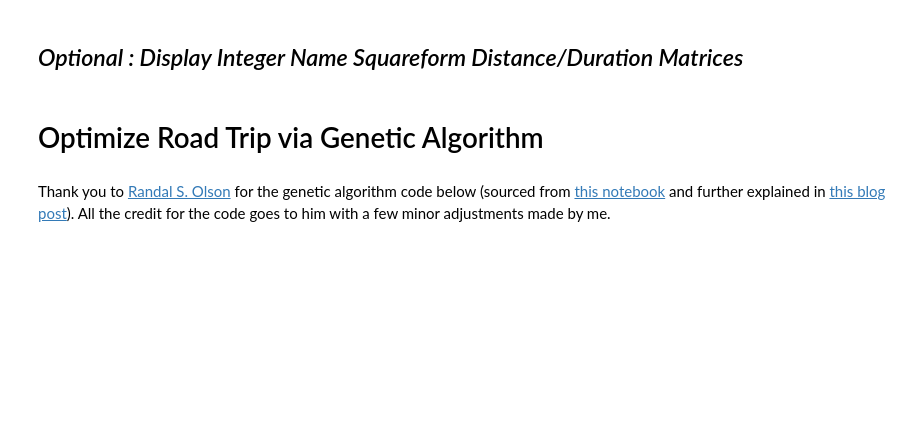
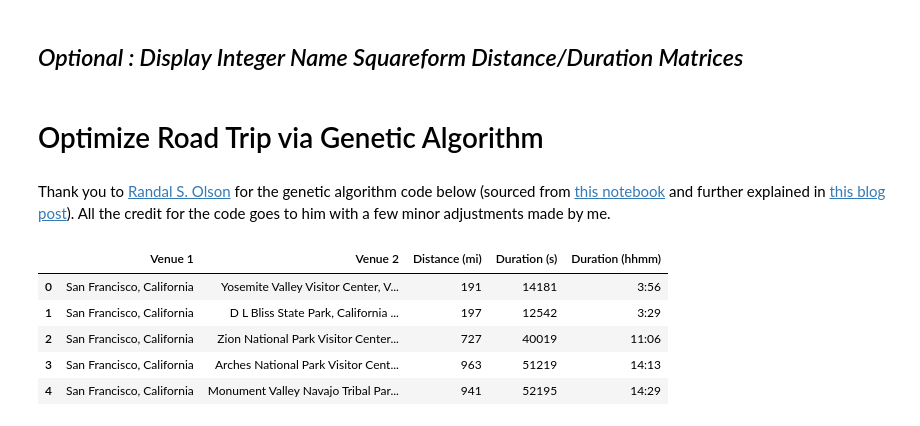
Before and after one commit to hcederna/road-trip-optimization, a Jupyter notebook: Road Trip Optimization.ipynb, the cells around one changed output. Saved outputs shown, nothing was run; the diff lists cells and outputs as text; code cells hidden in the pictures; blank space fills up the shorter version.

Commit message:
Changed waypoint_data name to distance_duration_df and loaded from correct filename

```diff
--- a/Road Trip Optimization.ipynb
+++ b/Road Trip Optimization.ipynb
@@ -144,9 +144,21 @@ waypoint_distances = {}
 waypoint_durations = {}
 all_waypoints = set()
 
-waypoint_data = pd.read_csv("my-waypoints-dist-dur.tsv", sep="\t")
+# Create distance and duration df from filename
+distance_duration_df = pd.read_csv(distance_duration_filename, index_col=0)
 
-for i, row in waypoint_data.iterrows():
-    waypoint_distances[frozenset([row.waypoint1, row.waypoint2])] = row.distance_m
-    waypoint_durations[frozenset([row.waypoint1, row.waypoint2])] = row.duration_s
-    all_waypoints.update([row.waypoint1, row.waypoint2])
+for i, row in distance_duration_df.iterrows():
+
+    # Create dicts as {frozenset({Venue 1, Venue 2}): distance, or duration value}
+    waypoint_distances[frozenset([row['Venue 1'], row['Venue 2']])] = row['Distance (mi)']
+    waypoint_durations[frozenset([row['Venue 1'], row['Venue 2']])] = row['Duration (s)']
+    all_waypoints.update([row['Venue 1'], row['Venue 2']])
+# %%
+distance_duration_df.head()
+# %% [output]
+|  | Venue 1 | Venue 2 | Distance (mi) | Duration (s) | Duration (hhmm) |
+| 0 | San Francisco, California | Yosemite Valley Visitor Center, V... | 191 | 14181 | 3:56 |
+| 1 | San Francisco, California | D L Bliss State Park, California ... | 197 | 12542 | 3:29 |
+| 2 | San Francisco, California | Zion National Park Visitor Center... | 727 | 40019 | 11:06 |
+| 3 | San Francisco, California | Arches National Park Visitor Cent... | 963 | 51219 | 14:13 |
+| 4 | San Francisco, California | Monument Valley Navajo Tribal Par... | 941 | 52195 | 14:29 |
```
Also changed, not shown: parts of 3 cells of this notebook.
